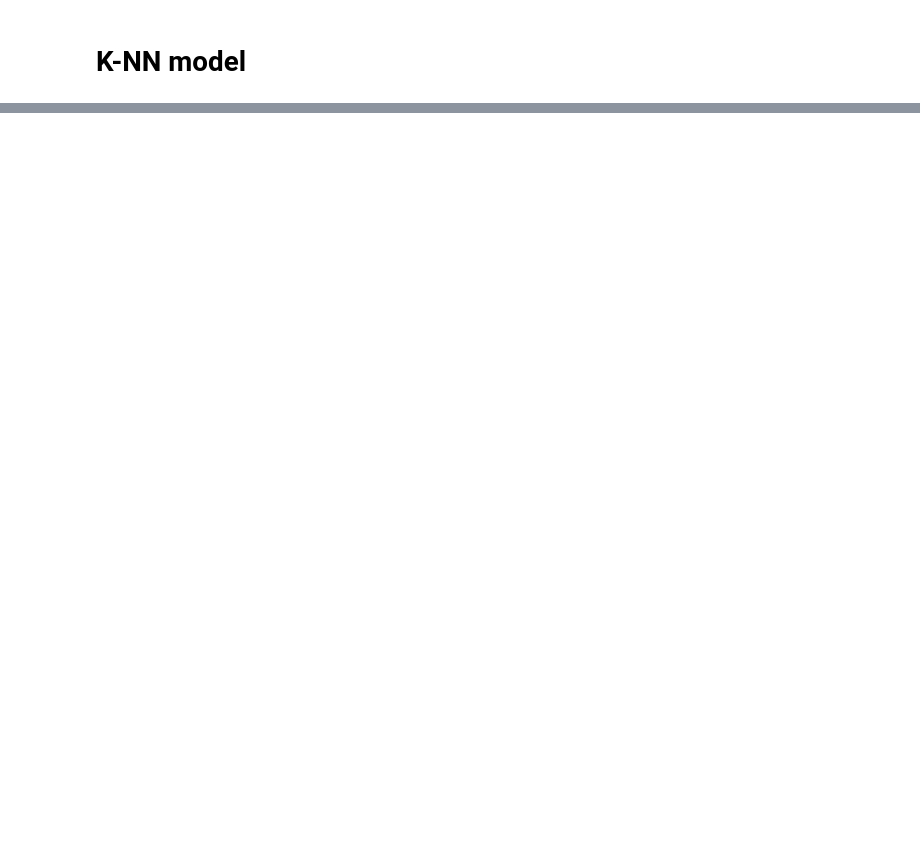
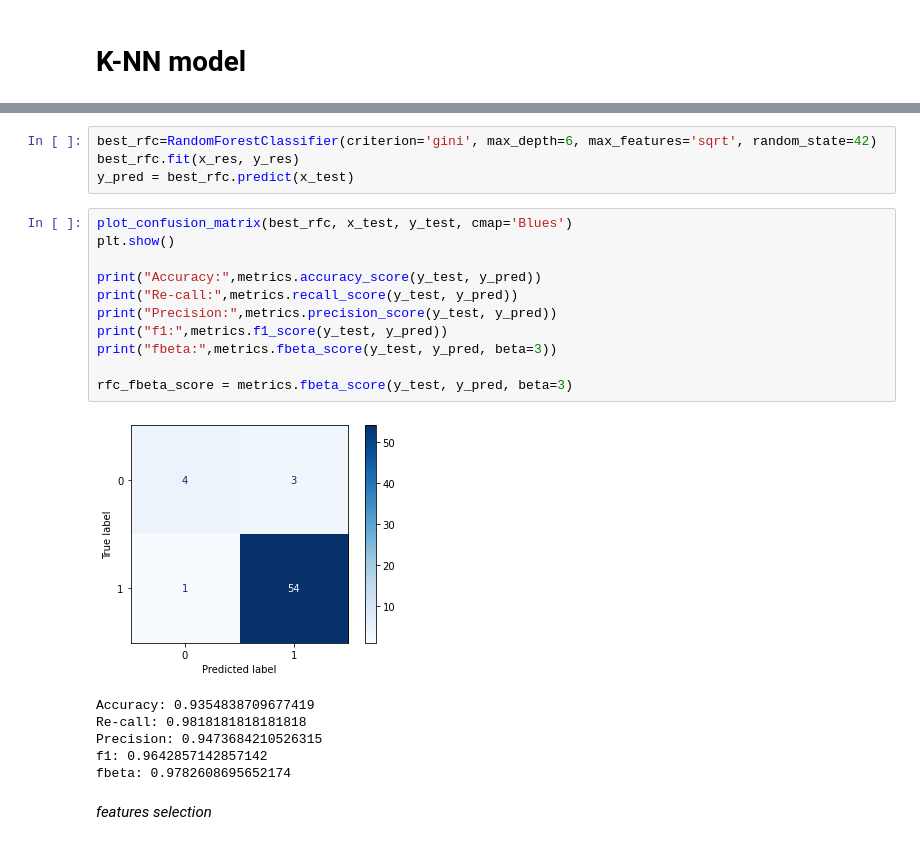
Before and after one commit to GitlerIsrael/Lung-cancer-model, a Jupyter notebook: Lung cancer AI project.ipynb, the cells around one changed output, grey strips where cells are left out. Saved outputs shown, nothing was run; the diff lists cells and outputs as text; blank space fills up the shorter version.

```diff
--- a/Lung cancer AI project.ipynb
+++ b/Lung cancer AI project.ipynb
@@ -562,0 +713,24 @@ print(mean(cv), '+/-', std(cv))
+# %%
+best_rfc=RandomForestClassifier(criterion='gini', max_depth=6, max_features='sqrt', random_state=42)
+best_rfc.fit(x_res, y_res)
+y_pred = best_rfc.predict(x_test)
+# %%
+plot_confusion_matrix(best_rfc, x_test, y_test, cmap='Blues')
+plt.show()
+
+print("Accuracy:",metrics.accuracy_score(y_test, y_pred))
+print("Re-call:",metrics.recall_score(y_test, y_pred))
+print("Precision:",metrics.precision_score(y_test, y_pred))
+print("f1:",metrics.f1_score(y_test, y_pred))
+print("fbeta:",metrics.fbeta_score(y_test, y_pred, beta=3))
+
+rfc_fbeta_score = metrics.fbeta_score(y_test, y_pred, beta=3)
+# %% [output]
+[figure, added]
+Accuracy: 0.9354838709677419
+Re-call: 0.9818181818181818
+Precision: 0.9473684210526315
+f1: 0.9642857142857142
+fbeta: 0.9782608695652174
+# %% [markdown]
+*features selection*
```
Also changed, not shown: parts of 38 cells of this notebook.
